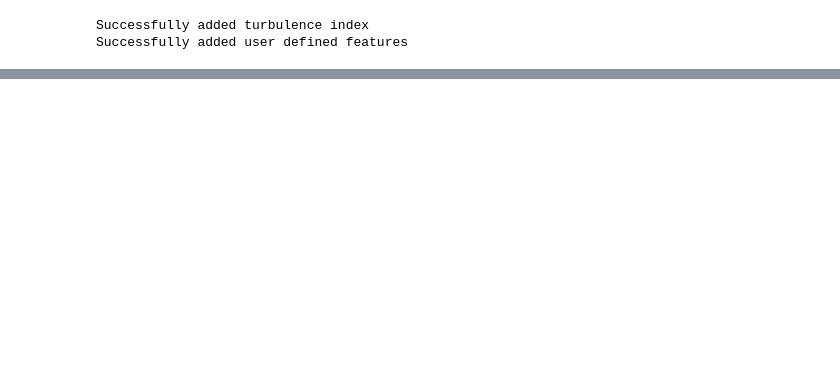
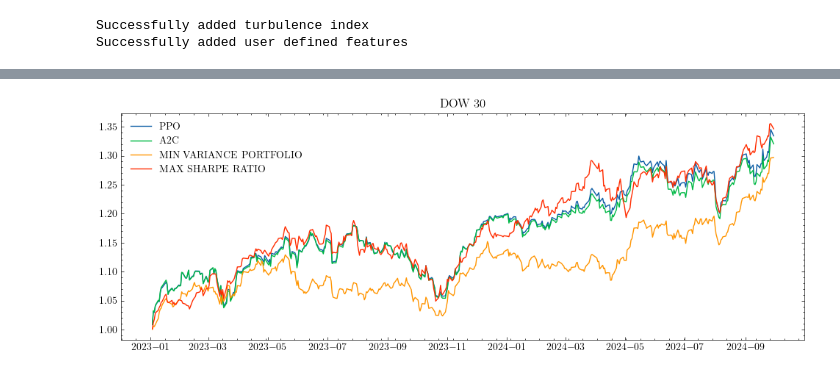
Before and after one commit to Versus-91/Thesis, a Jupyter notebook: benchmark.ipynb, the cells around one changed output, grey strips where cells are left out. Drawn from its saved outputs; the diff is of its cells as text; code cells hidden in the pictures; blank space fills up the shorter version.

```diff
--- a/benchmark.ipynb
+++ b/benchmark.ipynb
@@ -274,0 +310,14 @@ shrop_mvo["method"] = "markowitz"
+# %%
+INDICATORS = [
+    "close_5_ema",
+]
+fe = FeatureEngineer(use_technical_indicator=False,
+                     tech_indicator_list = INDICATORS,
+                     use_turbulence=True,
+                     user_defined_feature =True)
+
+processed = fe.preprocess_data(df_dax)
+processed = processed.fillna(0)
+processed= processed.replace(np.inf,0)
+train_data= data_split(processed, TRAIN_START_DATE, TRAIN_END_DATE)
+test_data = data_split(processed, TEST_START_DATE, TEST_END_DATE)
@@ -274,0 +353,2 @@ shrop_mvo["method"] = "markowitz"
+# %%
+result = benchmark(train_data,test_data,df_dax,30_000,1,['close','return'],INDICATORS)
@@ -274,0 +373,10 @@ shrop_mvo["method"] = "markowitz"
+# %%
+with plt.style.context('science','ieee'):
+    plt.figure(figsize=(12,4))
+    for i,item in enumerate(result):
+            plt.plot(item['test'][0].get('date'),(item['test'][0].get('account').pct_change()+ 1 ).cumprod(),label=str(item['name']).upper())
+    plt.legend()
+    plt.title('DOW 30')
+    plt.show()
+# %% [output]
+[figure, added]
```
Also changed, not shown: parts of 26 cells of this notebook, 12 other files.
